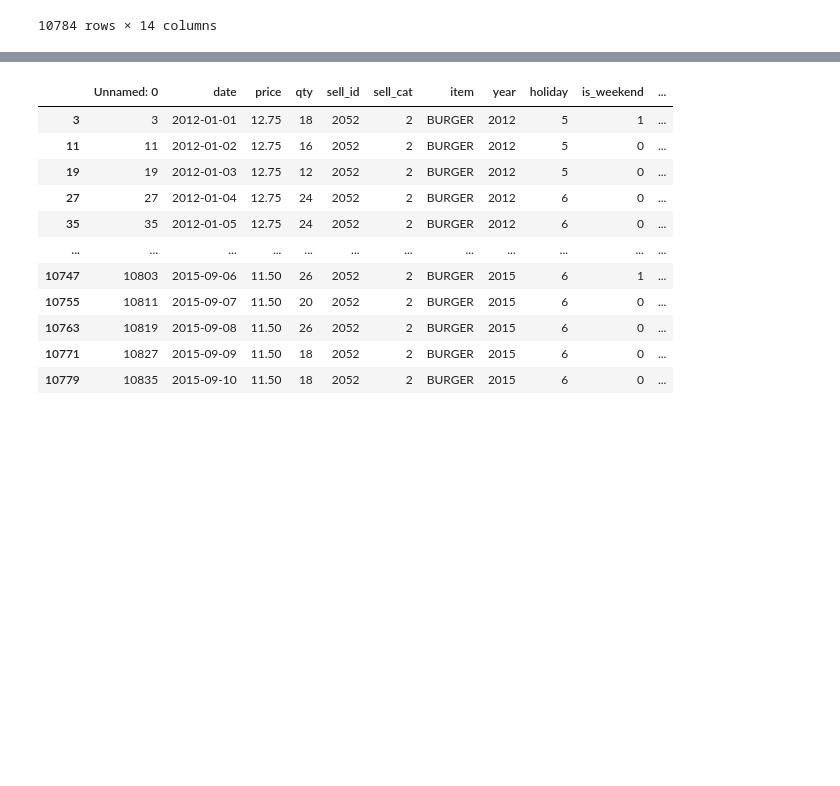
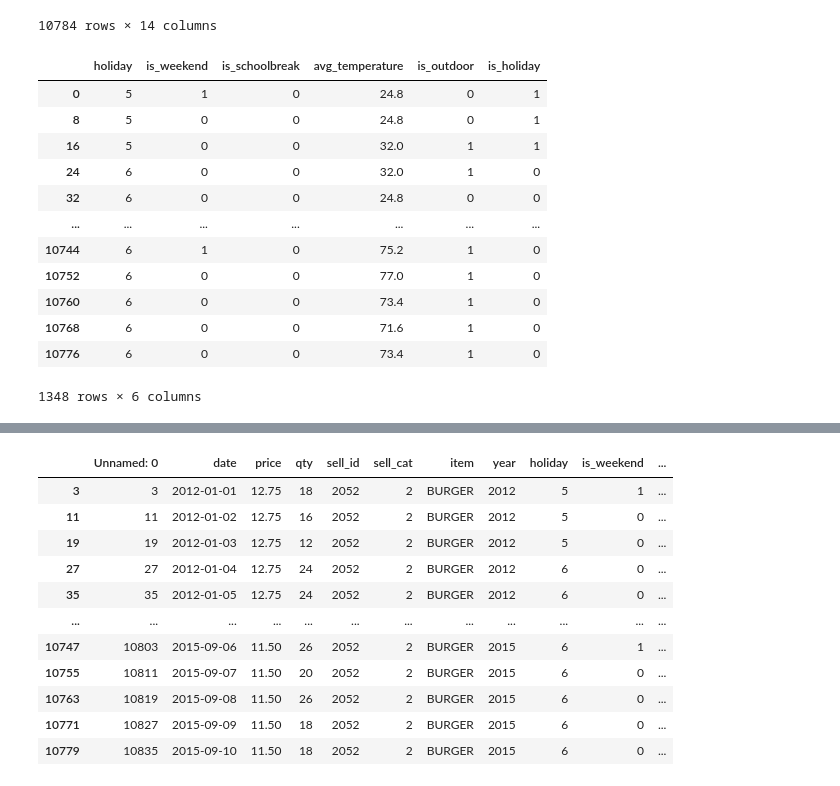
Before and after one commit to xunzhang-sjtu/retail_price_optimization, a Jupyter notebook: data_process_zhangxun.ipynb, the cells around one changed output, grey strips where cells are left out. Cells and saved outputs as stored; diff of their text form; code cells hidden in the pictures; blank space fills up the shorter version.

```diff
--- a/data_process_zhangxun.ipynb
+++ b/data_process_zhangxun.ipynb
@@ -40,3 +41,21 @@ df_2053 = df[df['sell_id']==2053]
 df_2053_unique = df_2053.drop_duplicates(subset=['date'])
 df_2052_unique = df_2052.drop_duplicates(subset=['date'])
 df_2051_unique = df_2051.drop_duplicates(subset=['date'])
+# %%
+feat_df = df_1070_unique[['holiday','is_weekend','is_schoolbreak','avg_temperature','is_outdoor','is_holiday']]
+# %%
+feat_df
+# %% [output]
+|  | holiday | is_weekend | is_schoolbreak | avg_temperature | is_outdoor | is_holiday |
+| 0 | 5 | 1 | 0 | 24.8 | 0 | 1 |
+| 8 | 5 | 0 | 0 | 24.8 | 0 | 1 |
+| 16 | 5 | 0 | 0 | 32.0 | 1 | 1 |
+| 24 | 6 | 0 | 0 | 32.0 | 1 | 0 |
+| 32 | 6 | 0 | 0 | 24.8 | 0 | 0 |
+| ... | ... | ... | ... | ... | ... | ... |
+| 10744 | 6 | 1 | 0 | 75.2 | 1 | 0 |
+| 10752 | 6 | 0 | 0 | 77.0 | 1 | 0 |
+| 10760 | 6 | 0 | 0 | 73.4 | 1 | 0 |
+| 10768 | 6 | 0 | 0 | 71.6 | 1 | 0 |
+| 10776 | 6 | 0 | 0 | 73.4 | 1 | 0 |
+1348 rows × 6 columns
```
Also changed, not shown: parts of 7 cells of this notebook, 3 other files.
